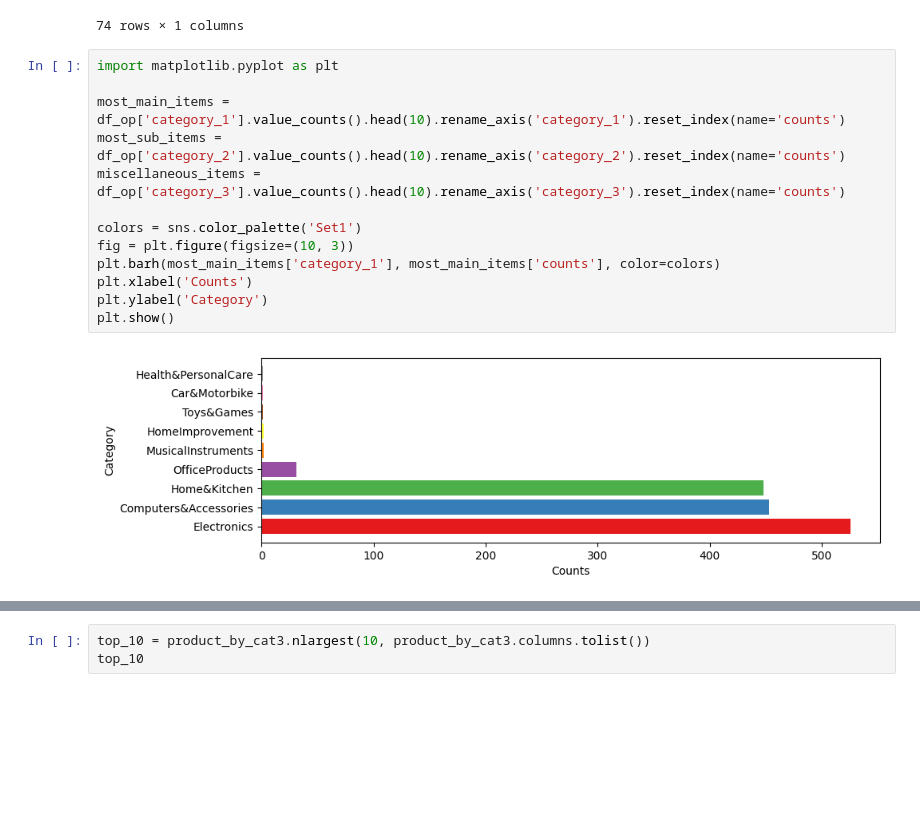
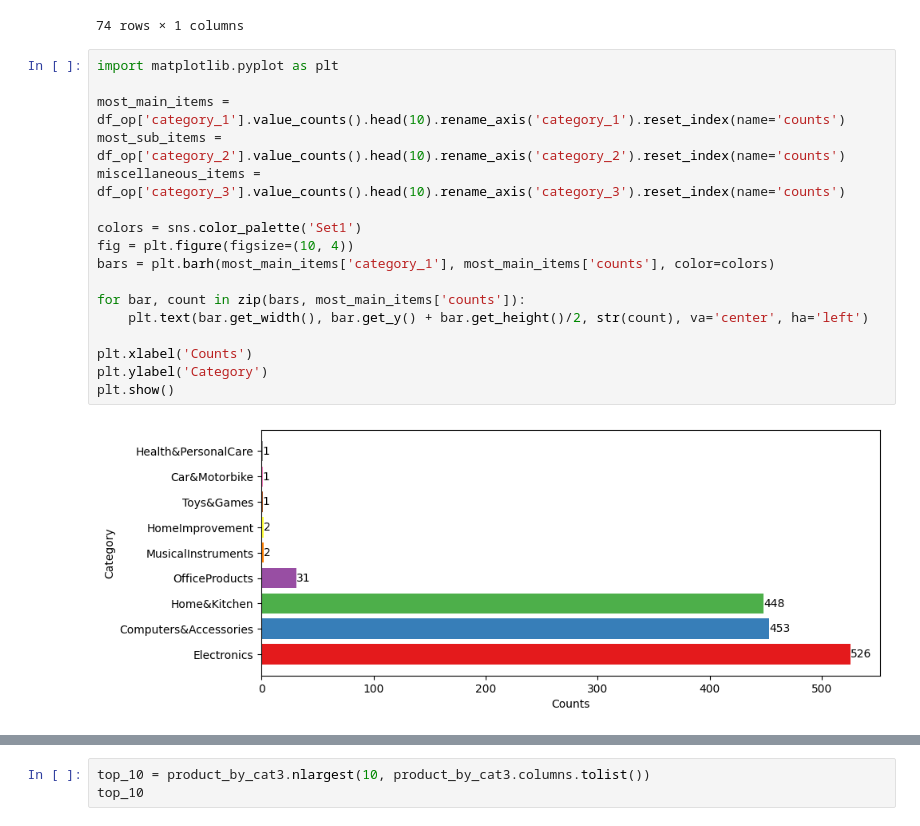
Before and after one commit to Enlightenus/Amazon_sales_analysis, a Jupyter notebook: amazon_analysis.ipynb, the cells around one changed output, grey strips where cells are left out. Cells and saved outputs as stored; diff of their text form; blank space fills up the shorter version.

Commit message:
edit bar graph with counts

```diff
--- a/amazon_analysis.ipynb
+++ b/amazon_analysis.ipynb
@@ -287,18 +287,22 @@ product_by_cat3
 # %%
 import matplotlib.pyplot as plt
 
 most_main_items = df_op['category_1'].value_counts().head(10).rename_axis('category_1').reset_index(name='counts')
 most_sub_items = df_op['category_2'].value_counts().head(10).rename_axis('category_2').reset_index(name='counts')
 miscellaneous_items = df_op['category_3'].value_counts().head(10).rename_axis('category_3').reset_index(name='counts')
 
 colors = sns.color_palette('Set1')
-fig = plt.figure(figsize=(10, 3))
-plt.barh(most_main_items['category_1'], most_main_items['counts'], color=colors)
+fig = plt.figure(figsize=(10, 4))
+bars = plt.barh(most_main_items['category_1'], most_main_items['counts'], color=colors)
+
+for bar, count in zip(bars, most_main_items['counts']):
+    plt.text(bar.get_width(), bar.get_y() + bar.get_height()/2, str(count), va='center', ha='left')
+
 plt.xlabel('Counts')
 plt.ylabel('Category')
 plt.show()
 # %% [output]
-[figure, old version]
+[figure, new version]
 # %%
 most_sub_items = df_op['category_2'].value_counts().head(10).rename_axis('category_2').reset_index(name='counts')
 
```
Also changed, not shown: parts of 4 cells of this notebook.
